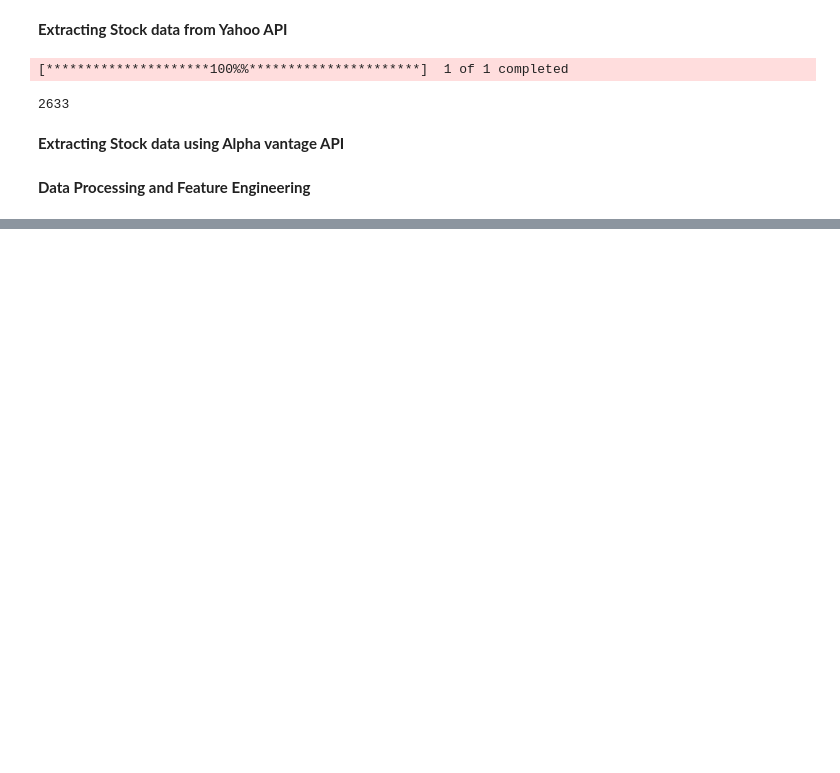
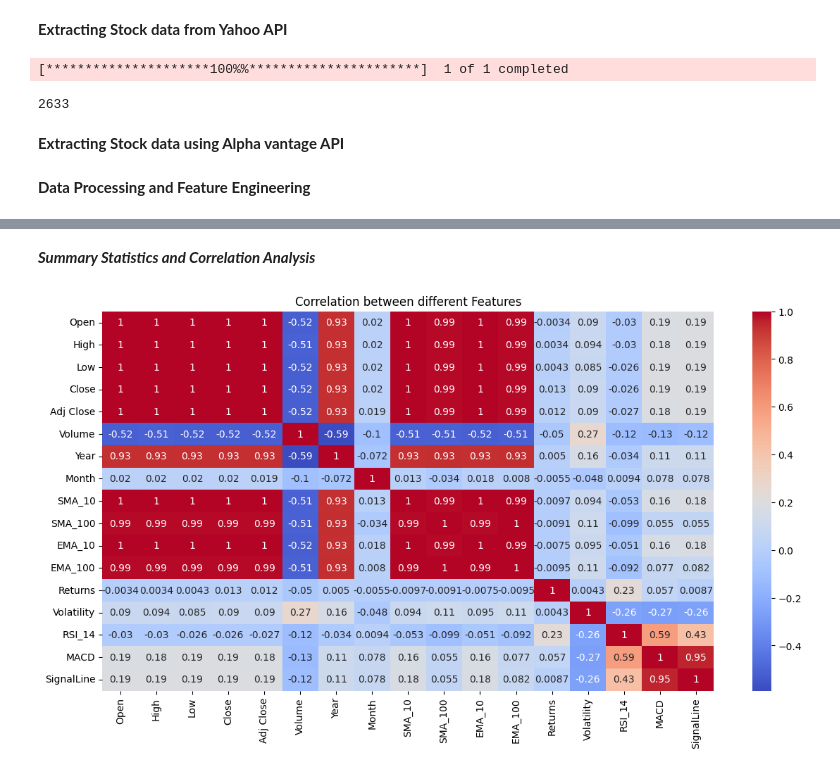
Before and after one commit to hejazn86/Stock_price_prediction, a Jupyter notebook: stock_data_extraction.ipynb, the cells around one changed output, grey strips where cells are left out. Saved outputs shown, nothing was run; the diff lists cells and outputs as text; code cells hidden in the pictures; blank space fills up the shorter version.

```diff
--- a/stock_data_extraction.ipynb
+++ b/stock_data_extraction.ipynb
@@ -106,0 +178,15 @@ stock_data['SignalLine'] = SignalLine
+# %% [markdown]
+***Summary Statistics and Correlation Analysis***
+# %%
+# Summary statistics of the stock data
+stock_data.describe()
+
+# Correlation analysis
+correlation_matrix = stock_data.corr()
+
+plt.figure(figsize=(14, 7))
+sns.heatmap(correlation_matrix, annot=True, cmap='coolwarm')
+plt.title('Correlation between different Features')
+plt.show()
+# %% [output]
+[figure, added]
```
Also changed, not shown: parts of 2 cells of this notebook.
